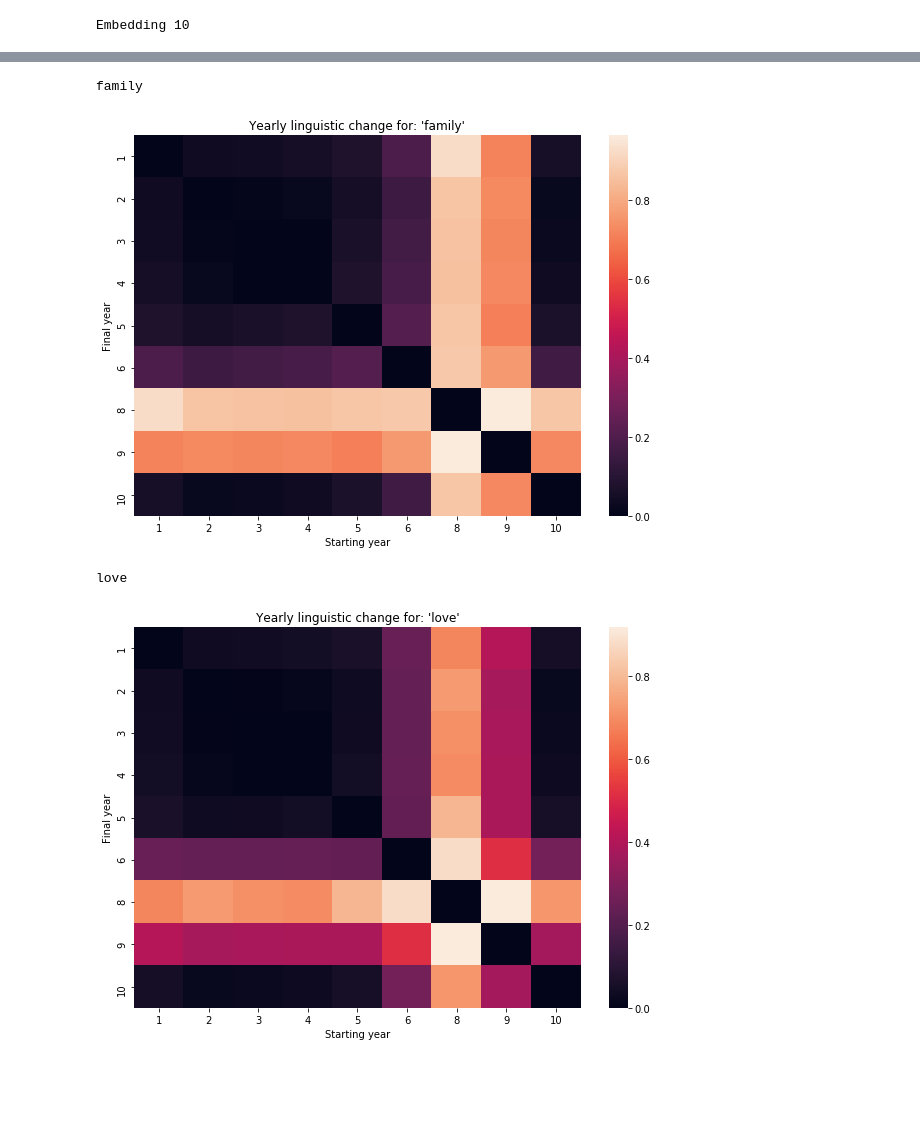
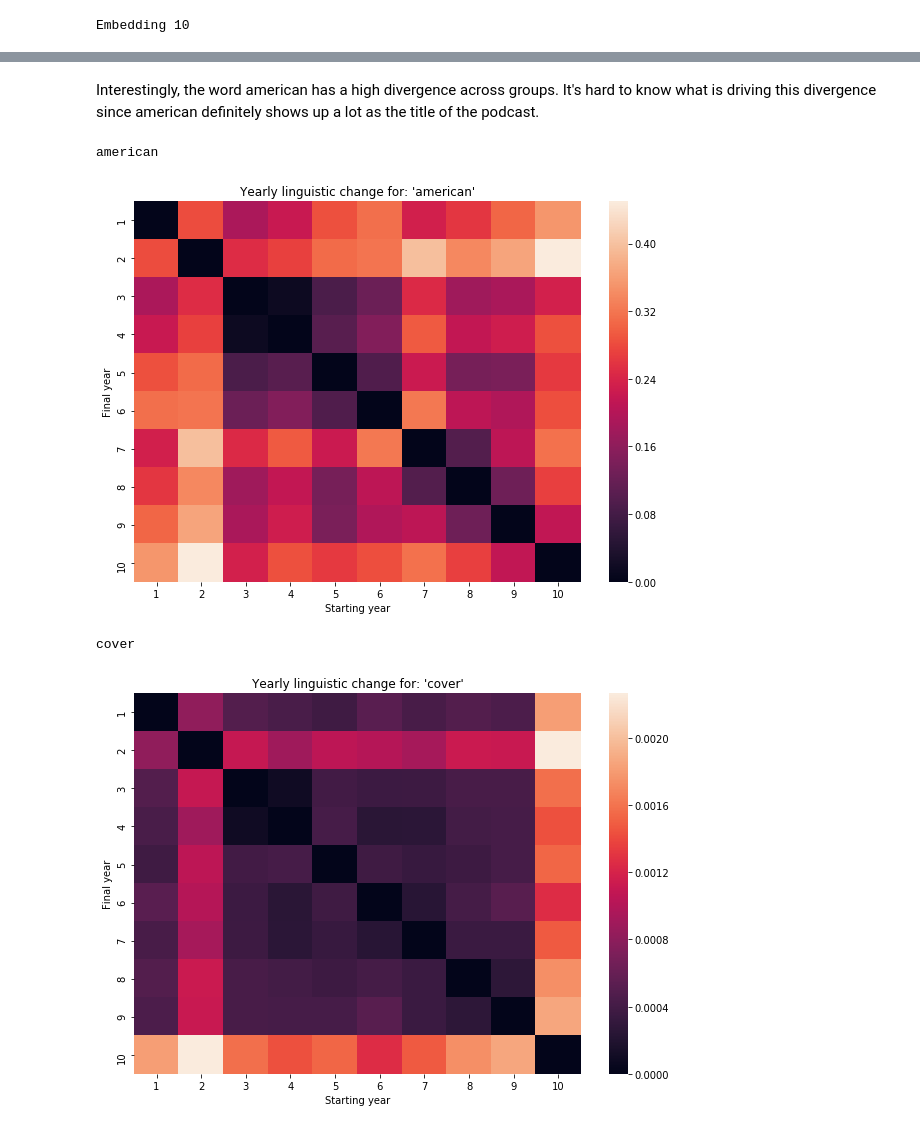
Before and after one commit to laurenjli/Content-Analysis-2020, a Jupyter notebook: week-7/7-Vector-Space-Word-Embeddings.ipynb, the cells around one changed output, grey strips where cells are left out. Saved outputs shown, nothing was run; the diff lists cells and outputs as text; code cells hidden in the pictures; blank space fills up the shorter version.

```diff
--- a/week-7/7-Vector-Space-Word-Embeddings.ipynb
+++ b/week-7/7-Vector-Space-Word-Embeddings.ipynb
@@ -785,10 +808,10 @@ tal_df['normalized_words'] = tal_df['tokenized_words'].apply(lambda x: lucem_ill
 # %%
 taggedDocs = []
-for index, row in tal_df.iterrows():
+for index, row in new.iterrows():
     #Just doing a simple keyword assignment
-    docKeywords = [s for s in keywords if s in row['normalized_words']]
-    docKeywords.append(row['date_published'])
+    docKeywords = [s for s in keywords if s in row['no_lemma_normalized_tokens']]
+    docKeywords.append(row['ep_num'])
     docKeywords.append(row['ep_title']) #This lets us extract individual documnets since doi's are unique
-    taggedDocs.append(gensim.models.doc2vec.LabeledSentence(words = row['normalized_words'], tags = docKeywords))
-tal_df['TaggedAbstracts'] = taggedDocs
+    taggedDocs.append(gensim.models.doc2vec.LabeledSentence(words = row['no_lemma_normalized_tokens'], tags = docKeywords))
+new['TaggedAbstracts'] = taggedDocs
 # %%
@@ -1568,5 +1616,3 @@ view
 ## <span style="color:red">*Exercise 4b*</span>
 
 <span style="color:red">**Do only 4a or 4b.** Construct cells immediately below this that align word embeddings over time or across domains/corpora. Interrogate the spaces that result and ask which words changed most and least over the entire period or between contexts/corpora. What does this reveal about the social game underlying your space?
-# %%
-tal_df['year'] = tal_df.apply(lambda x: int(x['date_published'][:4]), axis=1)
@@ -1573,3 +1621,21 @@ tal_df['year'] = tal_df.apply(lambda x: int(x['date_published'][:4]), axis=1)
+# %%
+def compareModels(df, category, sort = True):
+    """If you are using time as your category sorting is important"""
+    embeddings_raw = {}
+    cats = sorted(set(df[category]))
+    for cat in cats:
+        #This can take a while
+        print("Embedding {}".format(cat), end = '\r')
+        subsetDF = df[df[category] == cat]
+        #You might want to change the W2V parameters
+        embeddings_raw[cat] = gensim.models.word2vec.Word2Vec(subsetDF['no_lemma_normalized_sents'].sum())
+    #These are much quicker
+    embeddings_aligned = {}
+    for catOuter in cats:
+        embeddings_aligned[catOuter] = [embeddings_raw[catOuter]]
+        for catInner in cats:
+            embeddings_aligned[catOuter].append(smart_procrustes_align_gensim(embeddings_aligned[catOuter][-1], embeddings_raw[catInner]))
+    return embeddings_raw, embeddings_aligned
 # %%
 def group(row):
     if row['year'] < 1998:
@@ -1594,6 +1660,6 @@ def group(row):
 # %%
 tal_df['group'] = tal_df.apply(lambda x: group(x), axis=1)
 # %%
-rawEmbeddings, comparedEmbeddings = compareModels(tal_df, 'group')
+rawEmbeddings, comparedEmbeddings = compareModels(tal_df, 'group', sort=True)
 # %% [output]
 Embedding 10
@@ -1600,19 +1716,21 @@ Embedding 10
+# %% [markdown]
+Interestingly, the word american has a high divergence across groups. It's hard to know what is driving this divergence since american definitely shows up a lot as the title of the podcast.
 # %%
-targetWord = 'family'
+targetWord = 'american'
 
 pltDF = getDivergenceDF(targetWord, comparedEmbeddings)
 fig, ax = plt.subplots(figsize = (10, 7))
 seaborn.heatmap(pltDF, ax = ax, annot = False) #set annot True for a lot more information
 ax.set_xlabel("Starting year")
 ax.set_ylabel("Final year")
 ax.set_ylabel("Final year")
 ax.set_title("Yearly linguistic change for: '{}'".format(targetWord))
 plt.show()
 # %% [output]
-family
+american
-[figure, old version]
+[figure, new version]
 # %%
-targetWord = 'love'
+targetWord = 'cover'
 
 pltDF = getDivergenceDF(targetWord, comparedEmbeddings)
 fig, ax = plt.subplots(figsize = (10, 7))
@@ -1623,6 +1741,6 @@ ax.set_ylabel("Final year")
 ax.set_title("Yearly linguistic change for: '{}'".format(targetWord))
 plt.show()
 # %% [output]
-love
+cover
-[figure, old version]
+[figure, new version]
 # %%
```
Also changed, not shown: parts of 69 cells of this notebook.
